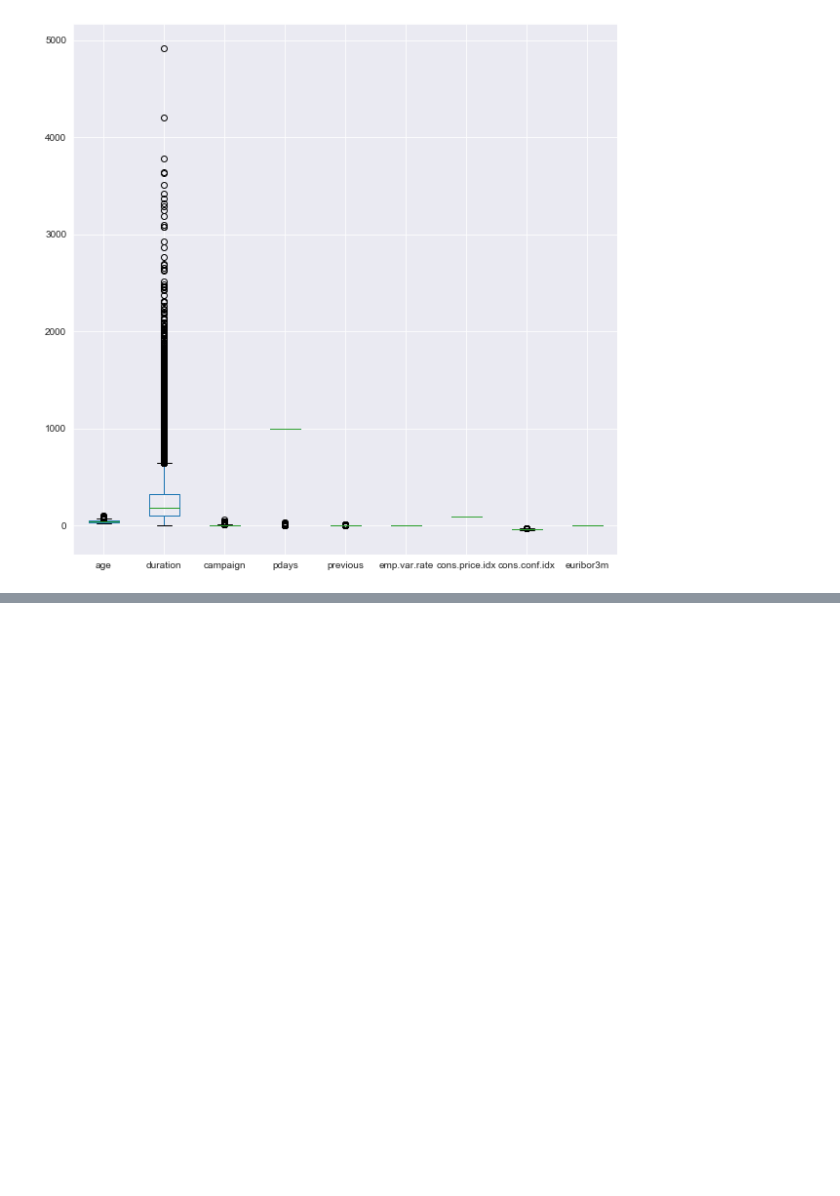
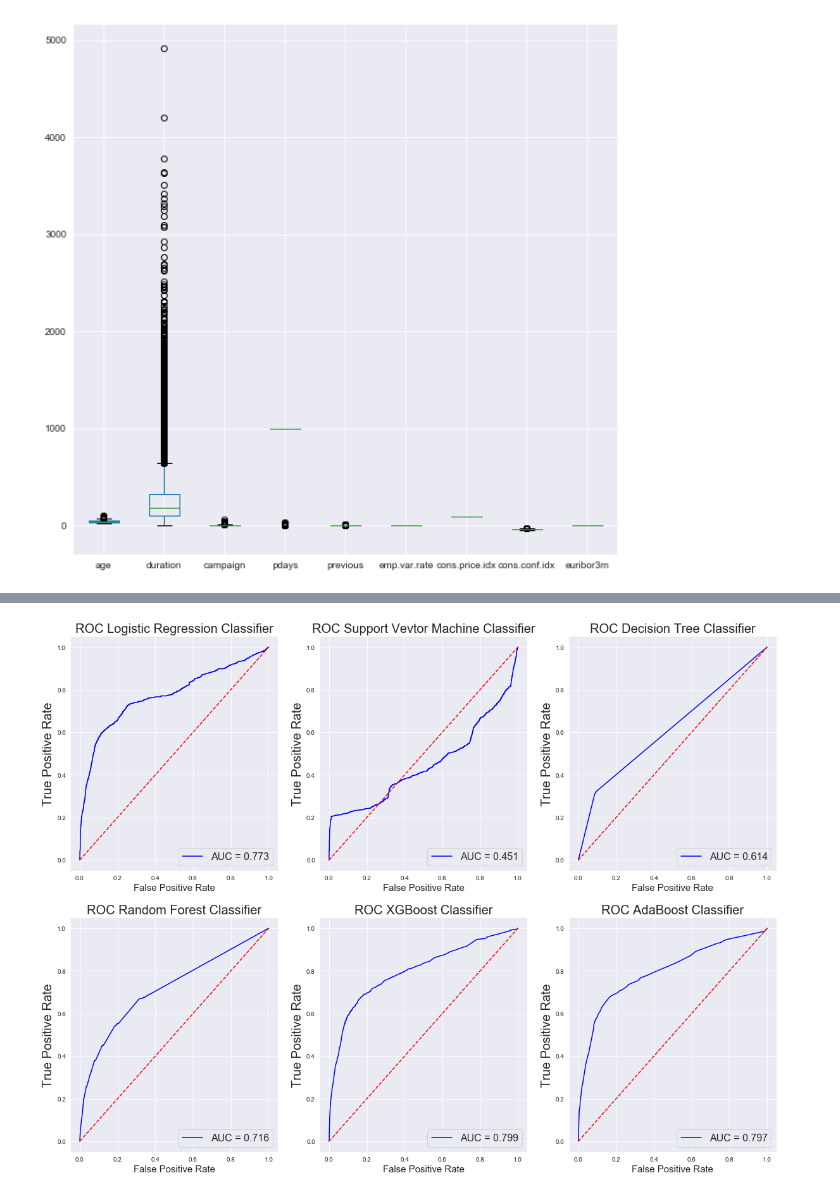
Before and after one commit to MissAle17/Bank_marketing, a Jupyter notebook: Bank Marketing.ipynb, the cells around one changed output, grey strips where cells are left out. Saved outputs shown, nothing was run; the diff lists cells and outputs as text; code cells hidden in the pictures; blank space fills up the shorter version.

```diff
--- a/Bank Marketing.ipynb
+++ b/Bank Marketing.ipynb
@@ -257,0 +321,11 @@ features.boxplot(figsize=(10,10))
+# %%
+#creating a logistic regression model as a baseline
+#we will set a random state for all of the model for reproducable results
+pipe_lr = Pipeline([('pca', PCA(n_components=2)),
+                 ('scaler',StandardScaler()),
+                 ('clf', LogisticRegression(random_state=42))
+])
+
+#fitting the model on training data and printing the accuracy score on test data
+pipe_lr.fit(X_train, y_train)
+print(pipe_lr.score(X_test, y_test))
@@ -257,0 +406,85 @@ features.boxplot(figsize=(10,10))
+# %%
+#setting our figures for subplots
+fig, ax_arr = plt.subplots(nrows = 2, ncols = 3, figsize = (20,15))
+
+#log model
+probs = pipe_lr.predict_proba(X_test)
+preds = probs[:,1]
+fprlog, tprlog, thresholdlog = roc_curve(y_test, preds)
+roc_auclog = auc(fprlog, tprlog)
+
+ax_arr[0,0].plot(fprlog, tprlog, 'b', label = 'AUC = %0.3f' % roc_auclog)
+ax_arr[0,0].plot([0, 1], [0, 1],'r--')
+ax_arr[0,0].set_title('ROC Logistic Regression Classifier',fontsize=20)
+ax_arr[0,0].set_ylabel('True Positive Rate',fontsize=20)
+ax_arr[0,0].set_xlabel('False Positive Rate',fontsize=15)
+ax_arr[0,0].legend(loc = 'lower right', prop={'size': 16})
+
+
+#Decision tree model
+probs = pipe_svm.predict_proba(X_test)
+preds = probs[:,1]
+fprsvm, tprsvm, thresholdsvm = roc_curve(y_test, preds)
+roc_aucsvm = auc(fprsvm, tprsvm)
+
+ax_arr[0,1].plot(fprsvm, tprsvm, 'b', label = 'AUC = %0.3f' % roc_aucsvm)
+ax_arr[0,1].plot([0, 1], [0, 1],'r--')
+ax_arr[0,1].set_title('ROC Support Vevtor Machine Classifier',fontsize=20)
+ax_arr[0,1].set_ylabel('True Positive Rate',fontsize=20)
+ax_arr[0,1].set_xlabel('False Positive Rate',fontsize=15)
+ax_arr[0,1].legend(loc = 'lower right', prop={'size': 16})
+
+
+#Decision tree model
+probs = pipe_tree.predict_proba(X_test)
+preds = probs[:,1]
+fprdtree, tprdtree, thresholddtree = roc_curve(y_test, preds)
+roc_aucdtree = auc(fprdtree, tprdtree)
+
+ax_arr[0,2].plot(fprdtree, tprdtree, 'b', label = 'AUC = %0.3f' % roc_aucdtree)
+ax_arr[0,2].plot([0, 1], [0, 1],'r--')
+ax_arr[0,2].set_title('ROC Decision Tree Classifier',fontsize=20)
+ax_arr[0,2].set_ylabel('True Positive Rate',fontsize=20)
+ax_arr[0,2].set_xlabel('False Positive Rate',fontsize=15)
+ax_arr[0,2].legend(loc = 'lower right', prop={'size': 16})
+
+#Random Forest Classifier
+probs = pipe_rf.predict_proba(X_test)
+preds = probs[:,1]
+fprrf, tprrf, thresholdrf = roc_curve(y_test, preds)
+roc_aucrf =auc(fprrf, tprrf)
+
+ax_arr[1,0].plot(fprrf, tprrf, 'b', label = 'AUC = %0.3f' % roc_aucrf)
+ax_arr[1,0].plot([0, 1], [0, 1],'r--')
+ax_arr[1,0].set_title('ROC Random Forest Classifier',fontsize=20)
+ax_arr[1,0].set_ylabel('True Positive Rate',fontsize=20)
+ax_arr[1,0].set_xlabel('False Positive Rate',fontsize=15)
+ax_arr[1,0].legend(loc = 'lower right', prop={'size': 16})
+
+
+#XGBoost Classifier
+probs = pipe_xgb.predict_proba(X_test)
+preds = probs[:,1]
+fprxgb, tprxgb, thresholdxgb = roc_curve(y_test, preds)
+roc_aucxgb =auc(fprxgb, tprxgb)
+
+ax_arr[1,1].plot(fprxgb, tprxgb, 'b', label = 'AUC = %0.3f' % roc_aucxgb)
+ax_arr[1,1].plot([0, 1], [0, 1],'r--')
+ax_arr[1,1].set_title('ROC XGBoost Classifier',fontsize=20)
+ax_arr[1,1].set_ylabel('True Positive Rate',fontsize=20)
+ax_arr[1,1].set_xlabel('False Positive Rate',fontsize=15)
+ax_arr[1,1].legend(loc = 'lower right', prop={'size': 16})
+
+#AadaBoost Classifier
+probs = pipe_adb.predict_proba(X_test)
+predsada = probs[:,1]
+fpradb, tpradb, thresholdadb = roc_curve(y_test, predsada)
+roc_aucadb =auc(fpradb, tpradb)
+
+ax_arr[1,2].plot(fpradb, tpradb, 'b', label = 'AUC = %0.3f' % roc_aucadb)
+ax_arr[1,2].plot([0, 1], [0, 1],'r--')
+ax_arr[1,2].set_title('ROC AdaBoost Classifier',fontsize=20)
+ax_arr[1,2].set_ylabel('True Positive Rate',fontsize=20)
+ax_arr[1,2].set_xlabel('False Positive Rate',fontsize=15)
+ax_arr[1,2].legend(loc = 'lower right', prop={'size': 16})
+# %% [output]
@@ -257,0 +492 @@ features.boxplot(figsize=(10,10))
+[figure, added]
```
Also changed, not shown: parts of 24 cells of this notebook, 3 other files.
